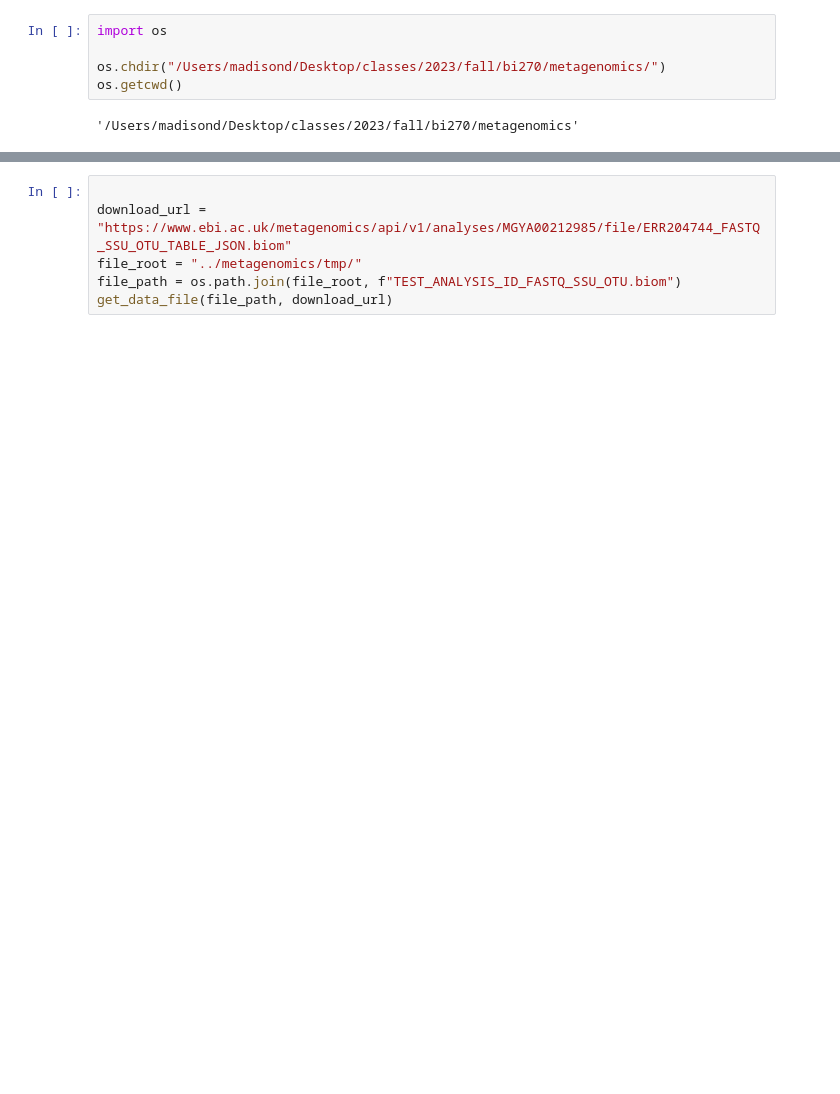
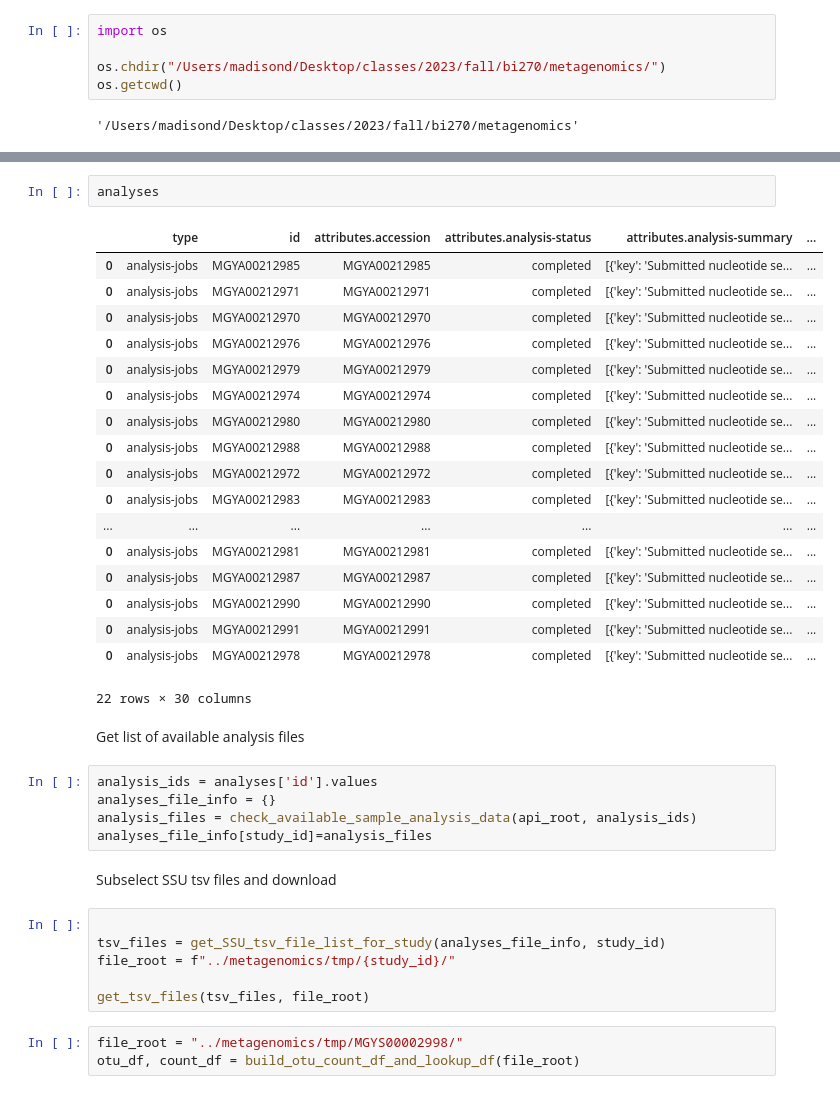
Before and after one commit to MDunitz/metagenomics, a Jupyter notebook: scripts/tutorial_test.ipynb, the cells around one changed output, grey strips where cells are left out. Saved outputs shown, nothing was run; the diff lists cells and outputs as text; blank space fills up the shorter version.

```diff
--- a/scripts/tutorial_test.ipynb
+++ b/scripts/tutorial_test.ipynb
@@ -57,6 +103,39 @@ relevant url: https://www.ebi.ac.uk/metagenomics/api/v1/analyses/MGYA00212985/fi
-# %%
-
-download_url = "https://www.ebi.ac.uk/metagenomics/api/v1/analyses/MGYA00212985/file/ERR204744_FASTQ_SSU_OTU_TABLE_JSON.biom"
-file_root = "../metagenomics/tmp/"
-file_path = os.path.join(file_root, f"TEST_ANALYSIS_ID_FASTQ_SSU_OTU.biom")
-get_data_file(file_path, download_url)
+# %%
+analyses
+# %% [output]
+|  | type | id | attributes.accession | attributes.analysis-status | attributes.analysis-summary | ... |
+| 0 | analysis-jobs | MGYA00212985 | MGYA00212985 | completed | [{'key': 'Submitted nucleotide se... | ... |
+| 0 | analysis-jobs | MGYA00212971 | MGYA00212971 | completed | [{'key': 'Submitted nucleotide se... | ... |
+| 0 | analysis-jobs | MGYA00212970 | MGYA00212970 | completed | [{'key': 'Submitted nucleotide se... | ... |
+| 0 | analysis-jobs | MGYA00212976 | MGYA00212976 | completed | [{'key': 'Submitted nucleotide se... | ... |
+| 0 | analysis-jobs | MGYA00212979 | MGYA00212979 | completed | [{'key': 'Submitted nucleotide se... | ... |
+| 0 | analysis-jobs | MGYA00212974 | MGYA00212974 | completed | [{'key': 'Submitted nucleotide se... | ... |
+| 0 | analysis-jobs | MGYA00212980 | MGYA00212980 | completed | [{'key': 'Submitted nucleotide se... | ... |
+| 0 | analysis-jobs | MGYA00212988 | MGYA00212988 | completed | [{'key': 'Submitted nucleotide se... | ... |
+| 0 | analysis-jobs | MGYA00212972 | MGYA00212972 | completed | [{'key': 'Submitted nucleotide se... | ... |
+| 0 | analysis-jobs | MGYA00212983 | MGYA00212983 | completed | [{'key': 'Submitted nucleotide se... | ... |
+| ... | ... | ... | ... | ... | ... | ... |
+| 0 | analysis-jobs | MGYA00212981 | MGYA00212981 | completed | [{'key': 'Submitted nucleotide se... | ... |
+| 0 | analysis-jobs | MGYA00212987 | MGYA00212987 | completed | [{'key': 'Submitted nucleotide se... | ... |
+| 0 | analysis-jobs | MGYA00212990 | MGYA00212990 | completed | [{'key': 'Submitted nucleotide se... | ... |
+| 0 | analysis-jobs | MGYA00212991 | MGYA00212991 | completed | [{'key': 'Submitted nucleotide se... | ... |
+| 0 | analysis-jobs | MGYA00212978 | MGYA00212978 | completed | [{'key': 'Submitted nucleotide se... | ... |
+22 rows × 30 columns
+# %% [markdown]
+Get list of available analysis files
+# %%
+analysis_ids = analyses['id'].values
+analyses_file_info = {}
+analysis_files = check_available_sample_analysis_data(api_root, analysis_ids)
+analyses_file_info[study_id]=analysis_files
+# %% [markdown]
+Subselect SSU tsv files and download
+# %%
+
+tsv_files = get_SSU_tsv_file_list_for_study(analyses_file_info, study_id)
+file_root = f"../metagenomics/tmp/{study_id}/"
+
+get_tsv_files(tsv_files, file_root)
+# %%
+file_root = "../metagenomics/tmp/MGYS00002998/"
+otu_df, count_df = build_otu_count_df_and_lookup_df(file_root)
```
Also changed, not shown: parts of 20 cells of this notebook, 4 other files.
